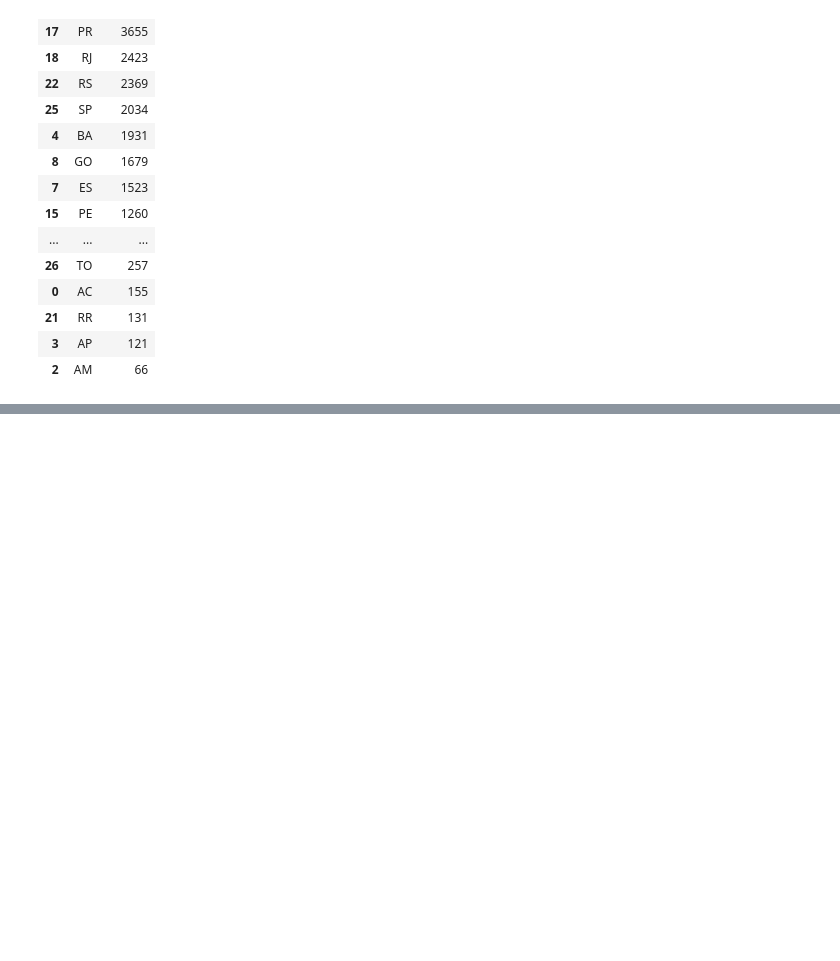
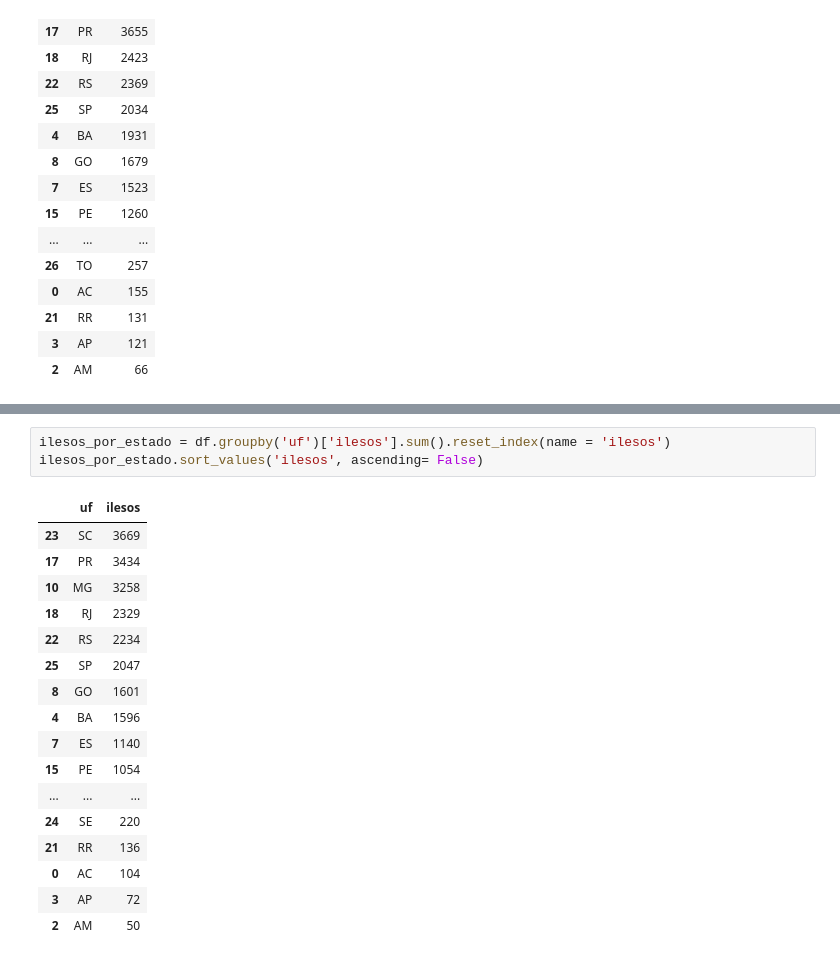
Before and after one commit to ivalcareggi/Data-Science, a Jupyter notebook: Projeto03- Acidentes-Brasil/Analise_de_acidentes_2021.ipynb, the cells around one changed output, grey strips where cells are left out. Drawn from its saved outputs; the diff is of its cells as text; blank space fills up the shorter version.

```diff
--- a/Projeto03- Acidentes-Brasil/Analise_de_acidentes_2021.ipynb
+++ b/Projeto03- Acidentes-Brasil/Analise_de_acidentes_2021.ipynb
@@ -255,0 +319,21 @@ tipo_feridos_por_estado.sort_values('feridos', ascending=False) ## por ter trans
+# %%
+ilesos_por_estado = df.groupby('uf')['ilesos'].sum().reset_index(name = 'ilesos')
+ilesos_por_estado.sort_values('ilesos', ascending= False)
+# %% [output]
+|  | uf | ilesos |
+| 23 | SC | 3669 |
+| 17 | PR | 3434 |
+| 10 | MG | 3258 |
+| 18 | RJ | 2329 |
+| 22 | RS | 2234 |
+| 25 | SP | 2047 |
+| 8 | GO | 1601 |
+| 4 | BA | 1596 |
+| 7 | ES | 1140 |
+| 15 | PE | 1054 |
+| ... | ... | ... |
+| 24 | SE | 220 |
+| 21 | RR | 136 |
+| 0 | AC | 104 |
+| 3 | AP | 72 |
+| 2 | AM | 50 |
```
Also changed, not shown: parts of 9 cells of this notebook.
